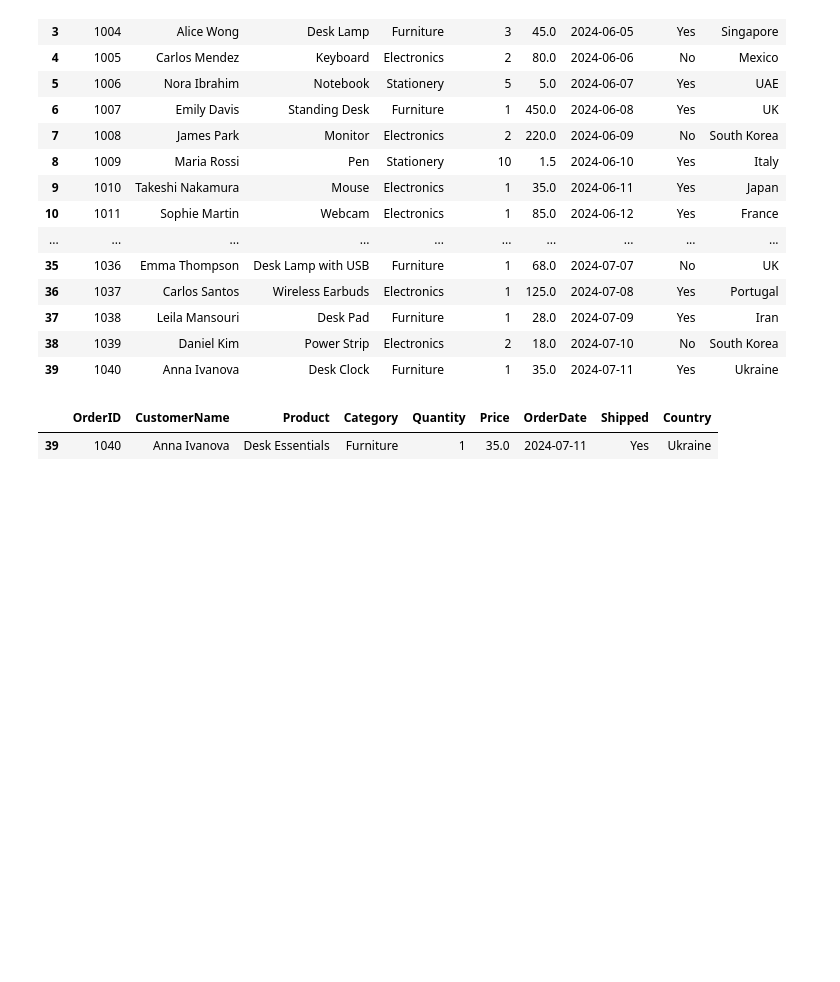
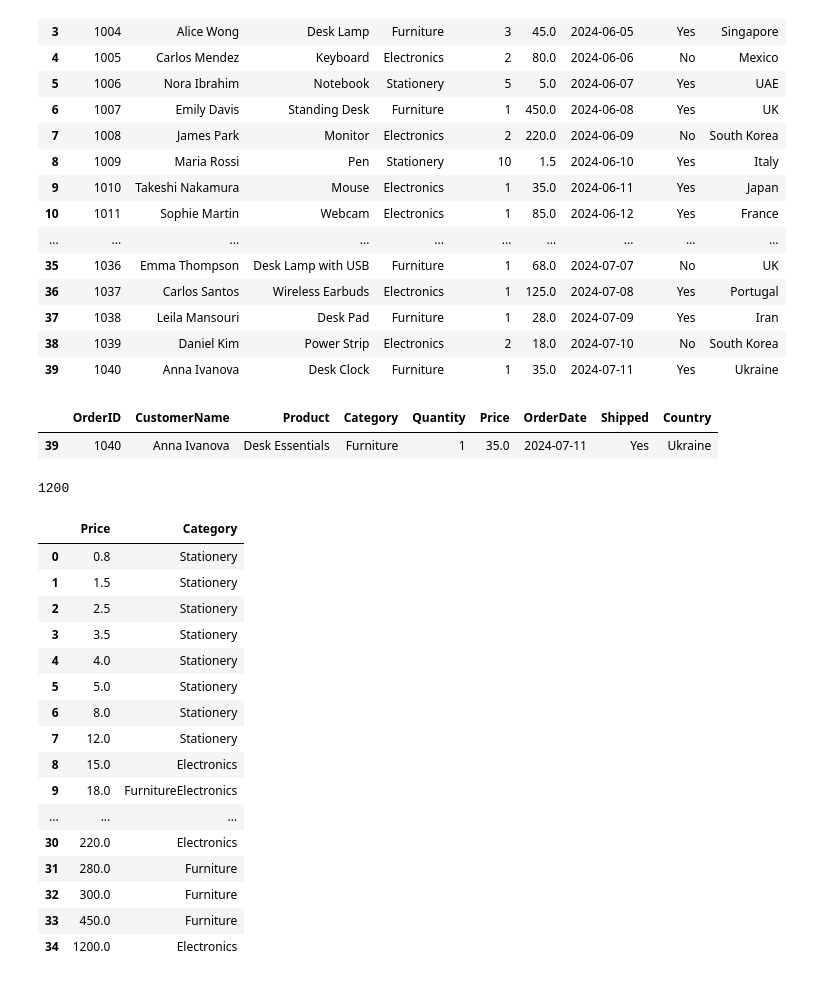
Before and after one commit to TJ-Projects3/Pandas-Practice, a Jupyter notebook: pandas.ipynb, the cells around one changed output. Cells and saved outputs as stored; diff of their text form; code cells hidden in the pictures; blank space fills up the shorter version.

```diff
--- a/pandas.ipynb
+++ b/pandas.ipynb
@@ -186,3 +186,28 @@ df.loc[df["CustomerName"] == "Anna Ivanova"]
 # %% [output]
 |  | OrderID | CustomerName | Product | Category | Quantity | Price | OrderDate | Shipped | Country |
 | 39 | 1040 | Anna Ivanova | Desk Essentials | Furniture | 1 | 35.0 | 2024-07-11 | Yes | Ukraine |
+# %%
+maxValue = df["Price"].max()
+print(int(maxValue))
+# %% [output]
+1200
+# %%
+df.groupby("Price", as_index=False)["Category"].sum()
+# %% [output]
+|  | Price | Category |
+| 0 | 0.8 | Stationery |
+| 1 | 1.5 | Stationery |
+| 2 | 2.5 | Stationery |
+| 3 | 3.5 | Stationery |
+| 4 | 4.0 | Stationery |
+| 5 | 5.0 | Stationery |
+| 6 | 8.0 | Stationery |
+| 7 | 12.0 | Stationery |
+| 8 | 15.0 | Electronics |
+| 9 | 18.0 | FurnitureElectronics |
+| ... | ... | ... |
+| 30 | 220.0 | Electronics |
+| 31 | 280.0 | Furniture |
+| 32 | 300.0 | Furniture |
+| 33 | 450.0 | Furniture |
+| 34 | 1200.0 | Electronics |
```
Also changed, not shown: parts of 14 cells of this notebook.
